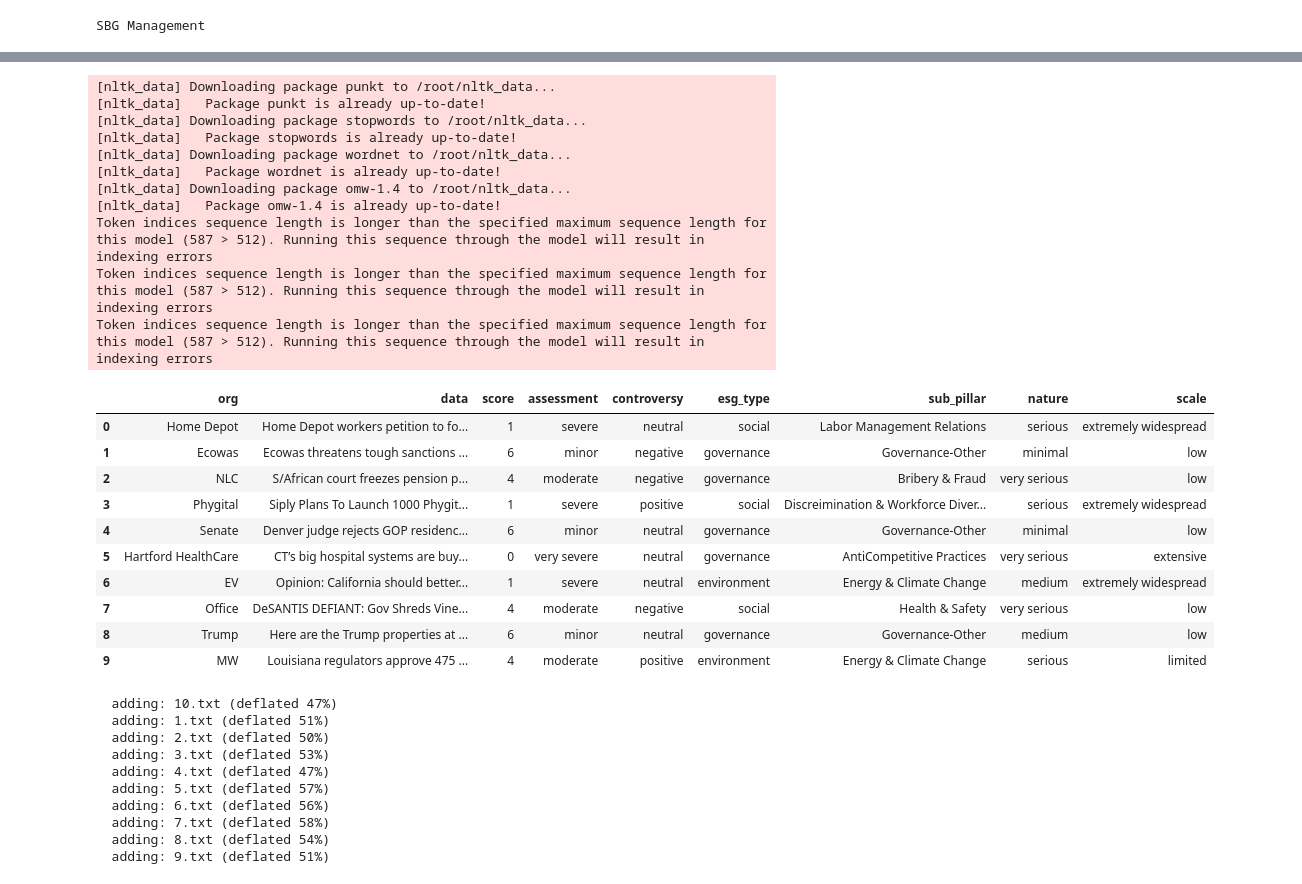
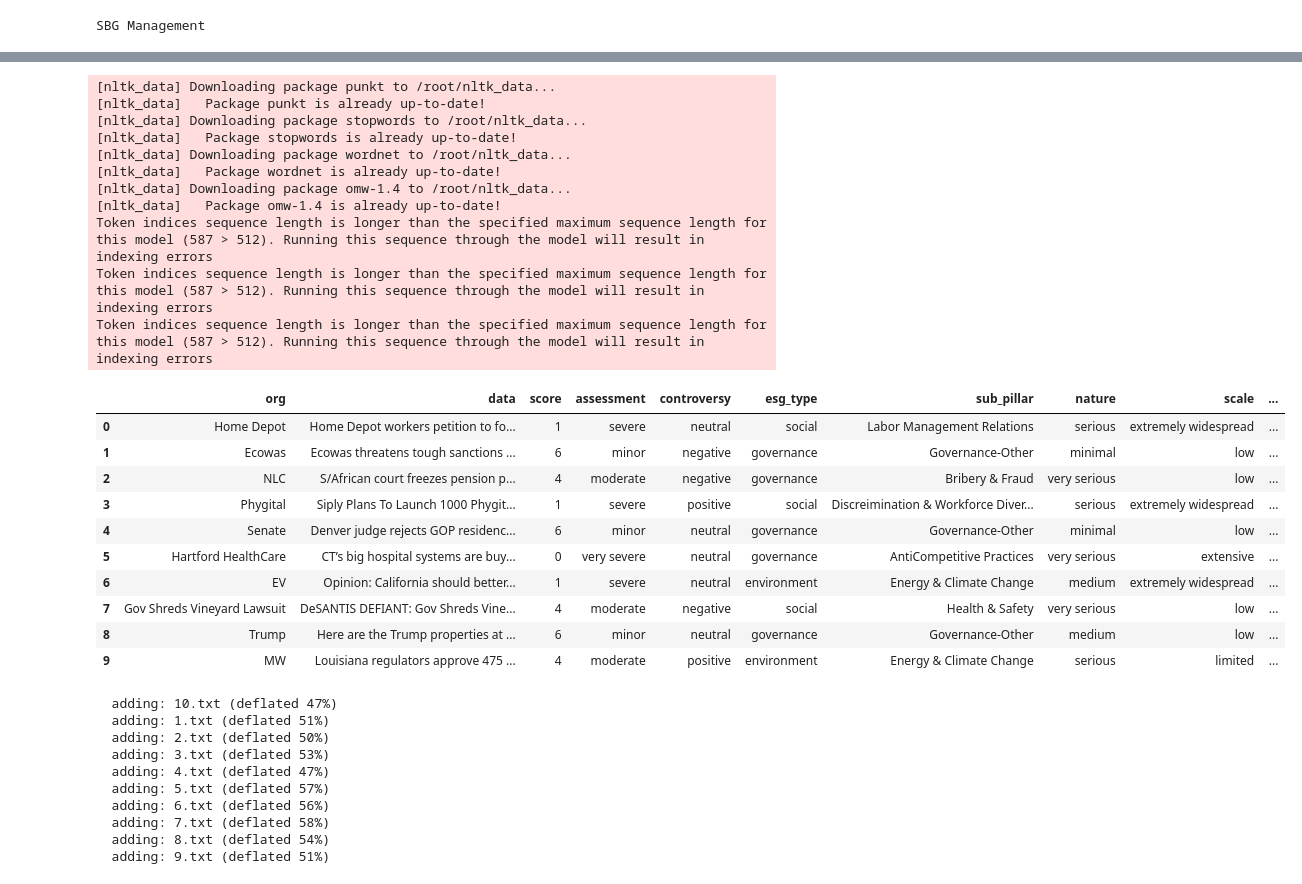
Before and after one commit to sghackathon2022/myrepo, a Jupyter notebook: ESGNew.ipynb, the cells around one changed output, grey strips where cells are left out. Drawn from its saved outputs; the diff is of its cells as text; code cells hidden in the pictures.

```diff
--- a/ESGNew.ipynb
+++ b/ESGNew.ipynb
@@ -95,0 +94,20 @@ clean_msg=df['clean_data'][27]
+# %%
+import spacy
+def get_key_phrases(msg,cls_msg):
+  cls_msgs=cls_msg.split(" ")
+  NER=spacy.load("en_core_web_sm")
+  docs = NER(msg)
+  phrases=[]
+  for doc in docs.ents:
+    if doc.label_ in ["MONEY",'ORDINAL','CARDINAL'] and doc.text !="":
+      ner_tokens=doc.text.lower().split(" ")
+      if ner_tokens[0] in cls_msgs:
+        index=cls_msgs.index(ner_tokens[0])
+        ner_length=len(ner_tokens)
+        if index-2>0 and index+ner_length+2 <len(cls_msgs):
+          phrases.append(cls_msgs[index-2]+" "+cls_msgs[index-1]+" "+doc.text.lower()+" "+cls_msgs[index+ner_length]+" "+cls_msgs[index++ner_length+1])
+  #print(set(phrases))
+  return list(set(phrases))
+message=df['Title'][0]+"\n"+df["News"][0]
+clean_msg=df['clean_data'][0]
+get_key_phrases(message,clean_msg)
@@ -686,6 +712,22 @@ def get_org(raw_text):
       val_key=key
   return val_key
 
+def get_key_phrases(msg,cls_msg):
+  cls_msgs=cls_msg.split(" ")
+  NER=spacy.load("en_core_web_sm")
+  docs = NER(msg)
+  phrases=[]
+  for doc in docs.ents:
+    if doc.label_ in ["MONEY",'ORDINAL','CARDINAL'] and doc.text !="":
+      ner_tokens=doc.text.lower().split(" ")
+      if ner_tokens[0] in cls_msgs:
+        index=cls_msgs.index(ner_tokens[0])
+        ner_length=len(ner_tokens)
+        if index-2>0 and index+ner_length+2 <len(cls_msgs):
+          phrases.append(cls_msgs[index-2]+" "+cls_msgs[index-1]+" "+doc.text.lower()+" "+cls_msgs[index+ner_length]+" "+cls_msgs[index++ner_length+1])
+  #print(set(phrases))
+  return list(set(phrases))
+
 def is_word_exists(sentence,keyword):
 
   ps = SnowballStemmer("english")
@@ -758,9 +800,9 @@ def get_nature_impact(dict1,message,type):
                   continue
 
                 num=int("".join([i for i in d1 if i.isdigit() or i=="." ]))
-                if "million" in d or "mn" in d or "m" in d1 :
+                if "million" in d1 or "mn" in d1:
                    num=num*1000000
-                elif "billion" in d or "bn" in d or "b" in d1:
+                elif "billion" in d1 or "bn" in d1:
                   num=num*1000000000
                 d=num
 
@@ -1126,54 +1168,52 @@ for file in files:
   org=get_org(msg)
   org_data.append(org)
   score.append(score_dict[score_dict[scale_val][nature_val]])
   assessment.append(score_dict[scale_val][nature_val])
+
   #print(org,con_val,esg_val,pillar1,nature_val,scale_val)
-  #key_phrases.append(phrases)
+  phrases=""
+  for d in get_key_phrases(msg,cln_msg):
+    phrases=phrases+d+";"
+  key_phrases.append(phrases)
 df=pd.DataFrame(data,columns=["data"])
 df['controversy']=controversy
-#df['key_phrases']=key_phrases
+df['key_phrases']=key_phrases
 df['esg_type']=esg_data
 df['sub_pillar']=pillar_data
 df['org']=org_data
 df['nature']=nature
 df['scale']=scale
 df['score']=score
 df['assessment']=assessment
-df2=df[['org','data','score','assessment','controversy','esg_type','sub_pillar','nature','scale']]
-df2.to_json("output.json", orient = 'split', compression = 'infer', index = 'true')
-#json_obj=df2.to_json(indent=4,index=False,orient='split')
-#json_obj=json_obj.replace("\n","\\n")
-json_object={"org":[df["org"][i] for i in df["org"].index],"data":[df['data'][i].replace("\n"," ") for i in df["org"].index],"score":[df["score"][i] for i in df["org"].index],"assessment":[df["assessment"][i] for i in df["org"].index],"controversy":[df["controversy"][i] for i in df["org"].index],"esg_type":[df['esg_type'][i] for i in df["org"].index],"sub_pillar":[df["sub_pillar"][i] for i in df["org"].index],"nature":[df["nature"][i] for i in df["org"].index],"scale":[df["scale"][i] for i in df["org"].index]}
-#print(json_object)
+df2=df[['org','data','score','assessment','controversy','esg_type','sub_pillar','nature','scale','key_phrases']]
+json_object={"org":org,"data":data,"key_phrases":key_phrases,"score":score,"assessment":assessment,"controversy":controversy,"esg_type":esg_data,"sub_pillar":pillar_data,"nature":nature,"scale":scale}
 json_object = json.dumps(json_object, indent=4)
-#json_object=json.loads(json.dumps(json_object))
-#d=eval(json_object)
 with open("output.json","w",encoding='utf8') as f:
   f.write(json_object)
 df2.head(10)
 # %% [output]
 [nltk_data] Downloading package punkt to /root/nltk_data...
 [nltk_data]   Package punkt is already up-to-date!
 [nltk_data] Downloading package stopwords to /root/nltk_data...
 [nltk_data]   Package stopwords is already up-to-date!
 [nltk_data] Downloading package wordnet to /root/nltk_data...
 [nltk_data]   Package wordnet is already up-to-date!
 [nltk_data] Downloading package omw-1.4 to /root/nltk_data...
 [nltk_data]   Package omw-1.4 is already up-to-date!
 Token indices sequence length is longer than the specified maximum sequence length for this model (587 > 512). Running this sequence through the model will result in indexing errors
 Token indices sequence length is longer than the specified maximum sequence length for this model (587 > 512). Running this sequence through the model will result in indexing errors
 Token indices sequence length is longer than the specified maximum sequence length for this model (587 > 512). Running this sequence through the model will result in indexing errors
-|  | org | data | score | assessment | controversy | esg_type | sub_pillar | nature | scale |
-| 0 | Home Depot | Home Depot workers petition to fo... | 1 | severe | neutral | social | Labor Management Relations | serious | extremely widespread |
-| 1 | Ecowas | Ecowas threatens tough sanctions ... | 6 | minor | negative | governance | Governance-Other | minimal | low |
-| 2 | NLC | S/African court freezes pension p... | 4 | moderate | negative | governance | Bribery & Fraud | very serious | low |
-| 3 | Phygital | Siply Plans To Launch 1000 Phygit... | 1 | severe | positive | social | Discreimination & Workforce Diver... | serious | extremely widespread |
-| 4 | Senate | Denver judge rejects GOP residenc... | 6 | minor | neutral | governance | Governance-Other | minimal | low |
-| 5 | Hartford HealthCare | CT’s big hospital systems are buy... | 0 | very severe | neutral | governance | AntiCompetitive Practices | very serious | extensive |
-| 6 | EV | Opinion: California should better... | 1 | severe | neutral | environment | Energy & Climate Change | medium | extremely widespread |
-| 7 | Office | DeSANTIS DEFIANT: Gov Shreds Vine... | 4 | moderate | negative | social | Health & Safety | very serious | low |
-| 8 | Trump | Here are the Trump properties at ... | 6 | minor | neutral | governance | Governance-Other | medium | low |
-| 9 | MW | Louisiana regulators approve 475 ... | 4 | moderate | positive | environment | Energy & Climate Change | serious | limited |
+|  | org | data | score | assessment | controversy | esg_type | sub_pillar | nature | scale | ... |
+| 0 | Home Depot | Home Depot workers petition to fo... | 1 | severe | neutral | social | Labor Management Relations | serious | extremely widespread | ... |
+| 1 | Ecowas | Ecowas threatens tough sanctions ... | 6 | minor | negative | governance | Governance-Other | minimal | low | ... |
+| 2 | NLC | S/African court freezes pension p... | 4 | moderate | negative | governance | Bribery & Fraud | very serious | low | ... |
+| 3 | Phygital | Siply Plans To Launch 1000 Phygit... | 1 | severe | positive | social | Discreimination & Workforce Diver... | serious | extremely widespread | ... |
+| 4 | Senate | Denver judge rejects GOP residenc... | 6 | minor | neutral | governance | Governance-Other | minimal | low | ... |
+| 5 | Hartford HealthCare | CT’s big hospital systems are buy... | 0 | very severe | neutral | governance | AntiCompetitive Practices | very serious | extensive | ... |
+| 6 | EV | Opinion: California should better... | 1 | severe | neutral | environment | Energy & Climate Change | medium | extremely widespread | ... |
+| 7 | Gov Shreds Vineyard Lawsuit | DeSANTIS DEFIANT: Gov Shreds Vine... | 4 | moderate | negative | social | Health & Safety | very serious | low | ... |
+| 8 | Trump | Here are the Trump properties at ... | 6 | minor | neutral | governance | Governance-Other | medium | low | ... |
+| 9 | MW | Louisiana regulators approve 475 ... | 4 | moderate | positive | environment | Energy & Climate Change | serious | limited | ... |
 # %%
 !cd /content/drive/MyDrive/input/ && zip input.zip *
 # %% [output]
```
Also changed, not shown: parts of 5 cells of this notebook.
